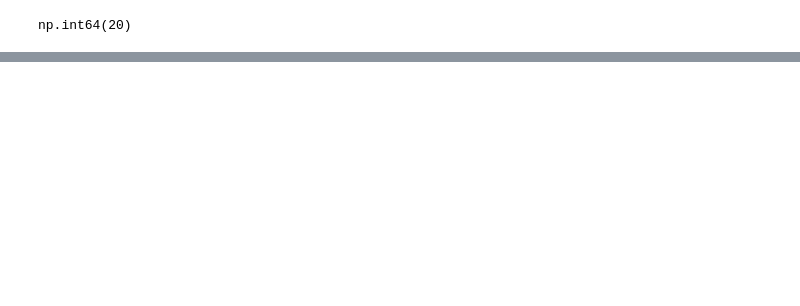
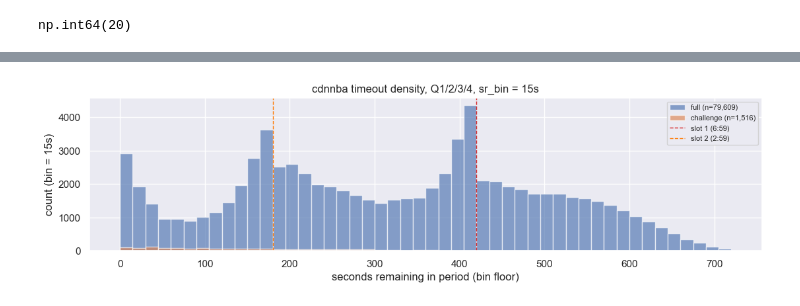
Before and after one commit to akseldkw07/NBA-Timeout-Impact, a Jupyter notebook: Notebooks/TV-Timeout-Injection.ipynb, the cells around one changed output, grey strips where cells are left out. Cells and saved outputs as stored; diff of their text form; code cells hidden in the pictures; blank space fills up the shorter version.

```diff
--- a/Notebooks/TV-Timeout-Injection.ipynb
+++ b/Notebooks/TV-Timeout-Injection.ipynb
@@ -352,0 +325,4 @@ fig
+# %%
+fig_vanilla
+# %% [output]
+[figure, added]
```
Also changed, not shown: parts of 23 cells of this notebook, 10 other files.
